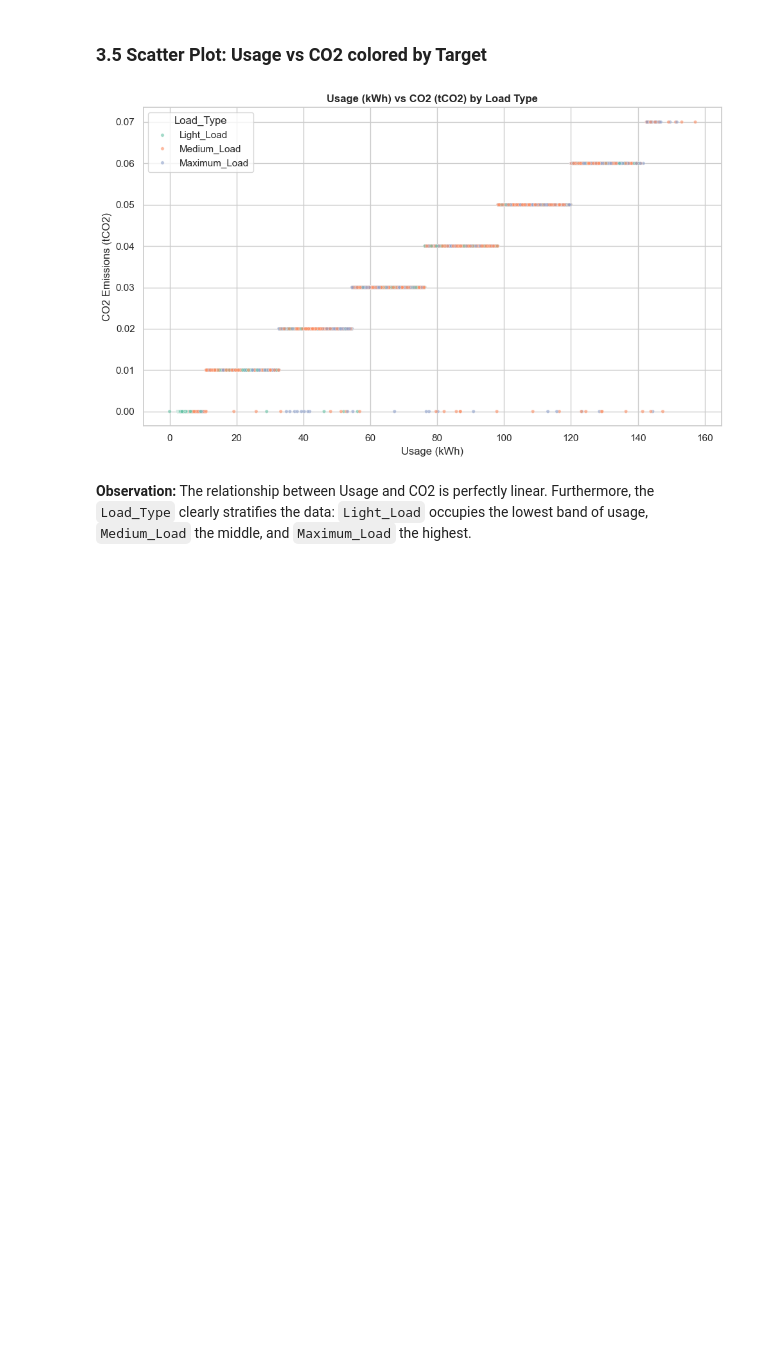
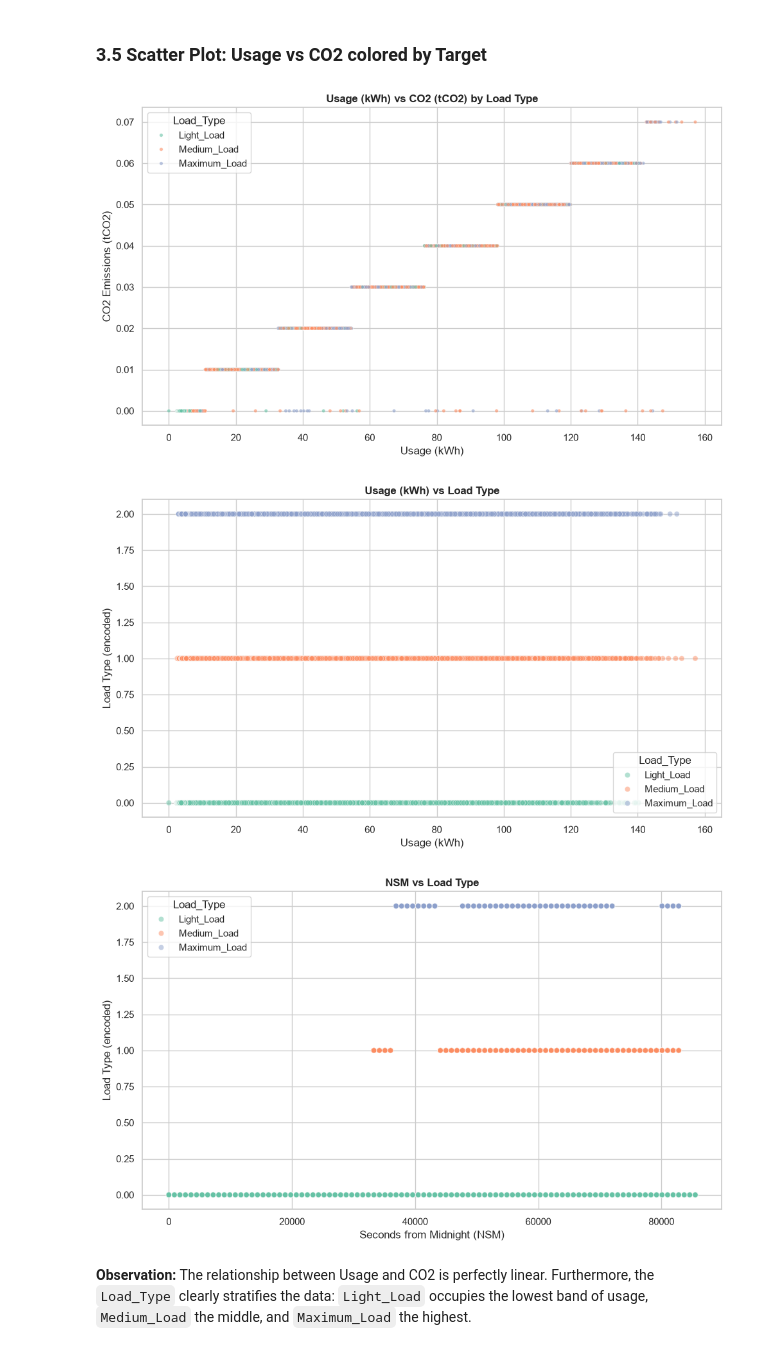
Before and after one commit to TejasviSenka/Machine_Learning_Capstone, a Jupyter notebook: notebooks/classification.ipynb, the cells around one changed output. Cells and saved outputs as stored; diff of their text form; code cells hidden in the pictures; blank space fills up the shorter version.

```diff
--- a/notebooks/classification.ipynb
+++ b/notebooks/classification.ipynb
@@ -202,14 +209,40 @@ plt.show()
 # %%
 plt.figure(figsize=(10, 6))
 sns.scatterplot(x='Usage_kWh', y='CO2(tCO2)', hue='Load_Type', data=df,
                 palette='Set2', alpha=0.6, s=15)
 plt.title('Usage (kWh) vs CO2 (tCO2) by Load Type', fontweight='bold')
 plt.xlabel('Usage (kWh)')
 plt.ylabel('CO2 Emissions (tCO2)')
 plt.tight_layout()
 plt.show()
+
+# Feature-Target Scatter Plot 1
+target_numeric = df['Load_Type'].map({
+    'Light_Load': 0,
+    'Medium_Load': 1,
+    'Maximum_Load': 2
+})
+
+plt.figure(figsize=(10, 6))
+sns.scatterplot(x=df['Usage_kWh'], y=target_numeric, hue=df['Load_Type'], palette='Set2', alpha=0.5)
+plt.title('Usage (kWh) vs Load Type', fontweight='bold')
+plt.xlabel('Usage (kWh)')
+plt.ylabel('Load Type (encoded)')
+plt.tight_layout()
+plt.show()
+
+# Feature-Target Scatter Plot 2
+plt.figure(figsize=(10, 6))
+sns.scatterplot(x=df['NSM'], y=target_numeric, hue=df['Load_Type'], palette='Set2', alpha=0.5)
+plt.title('NSM vs Load Type', fontweight='bold')
+plt.xlabel('Seconds from Midnight (NSM)')
+plt.ylabel('Load Type (encoded)')
+plt.tight_layout()
+plt.show()
 # %% [output]
 [figure]
+[figure, added]
+[figure, added]
 # %% [markdown]
 **Observation:** The relationship between Usage and CO2 is perfectly linear. Furthermore, the `Load_Type` clearly stratifies the data: `Light_Load` occupies the lowest band of usage, `Medium_Load` the middle, and `Maximum_Load` the highest.
 # %% [markdown]
```
Also changed, not shown: parts of 17 cells of this notebook, 1 other file.
